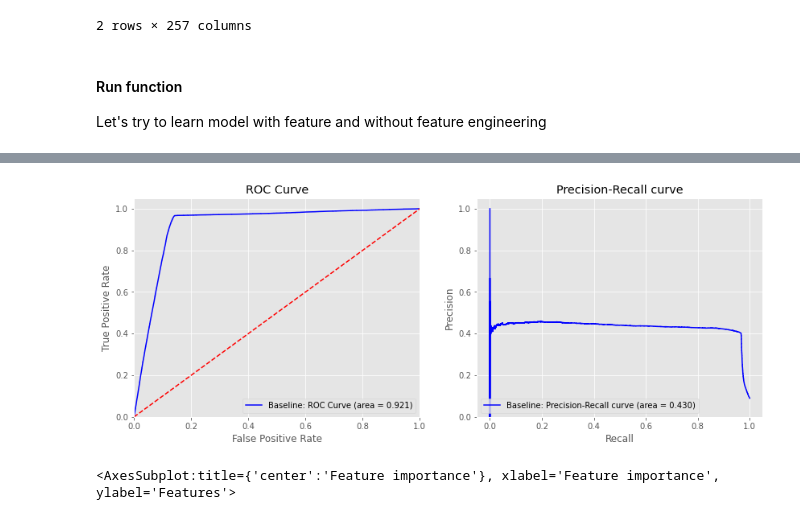
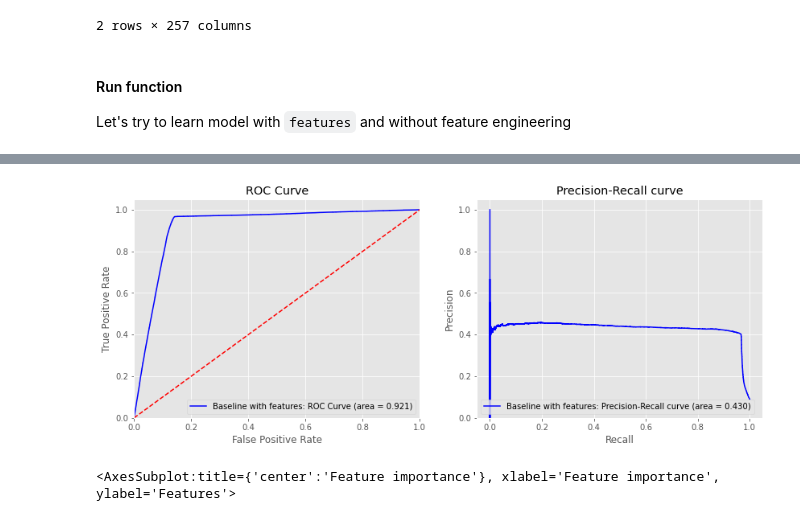
Before and after one commit to hildar/RecSys-Megafon, a Jupyter notebook: Train.ipynb, the cells around one changed output, grey strips where cells are left out. Drawn from its saved outputs; the diff is of its cells as text; code cells hidden in the pictures.

```diff
--- a/Train.ipynb
+++ b/Train.ipynb
@@ -503,11 +489,11 @@ Wall time: 5.34 s
 # %% [markdown]
 #### Run function
 
-Let's try to learn model with feature and without feature engineering
+Let's try to learn model with `features` and without feature engineering
 # %%
-def run_learn(train, model, slpit_date=SPLIT_DATE):
+def run_learn(train, model, slpit_date=SPLIT_DATE, drop_columns='target', plot_name='Noname'):
     # split
-    X_train, y_train, X_val, y_val = train_valid_split(train, slpit_date)
+    X_train, y_train, X_val, y_val = train_valid_split(train, slpit_date, drop_columns)
 
     # models
     # lgb = lightgbm.LGBMClassifier(objective='binary', random_state=1)
@@ -519,14 +505,14 @@ def run_learn(train, model, slpit_date=SPLIT_DATE):
     f1 = f1_score(y_val, train_preds[:, 1] >= best_threshold, average='macro')
     print(f'F1-Score (average="macro") = {f1}')
 
-    plot_roc_pr_curve(y_val, train_preds[:, 1], "Baseline", color='b')
+    plot_roc_pr_curve(y_val, train_preds[:, 1], plot_name, color='b')
 
     return model
 # %%
 lgb = lightgbm.LGBMClassifier(objective='binary', random_state=1)
 # %%
 %%time
-lgb = run_learn(train, lgb, slpit_date=SPLIT_DATE)
+lgb = run_learn(train, lgb, slpit_date=SPLIT_DATE, plot_name='Baseline with features')
 # %% [output]
 Best Threshold = 0.260, F-Score = 0.576, Precision = 0.421, Recall = 0.910
 F1-Score (average="macro") = 0.7526978806388435
@@ -535,4 +521,4 @@ Wall time: 40.2 s
-[figure, old version]
+[figure, new version]
 # %%
 lightgbm.plot_importance(lgb, figsize=(8, 6) , max_num_features=30)
 # %% [output]
```
Also changed, not shown: parts of 19 cells of this notebook.
